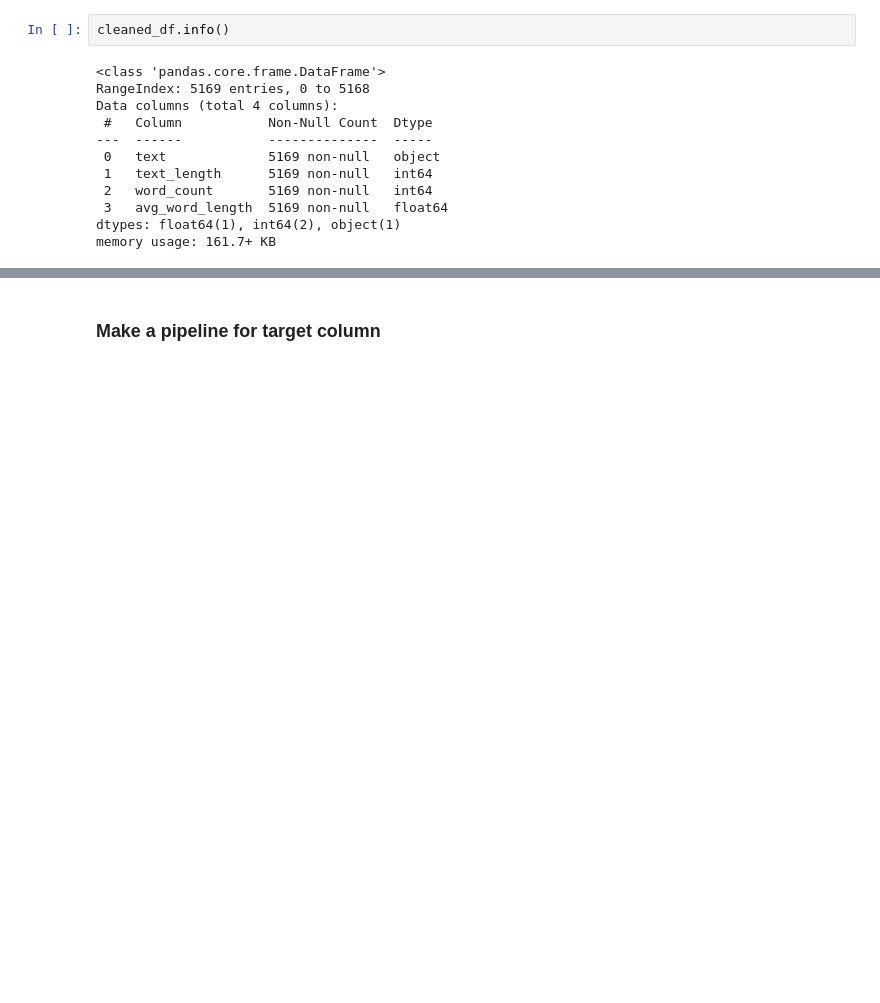
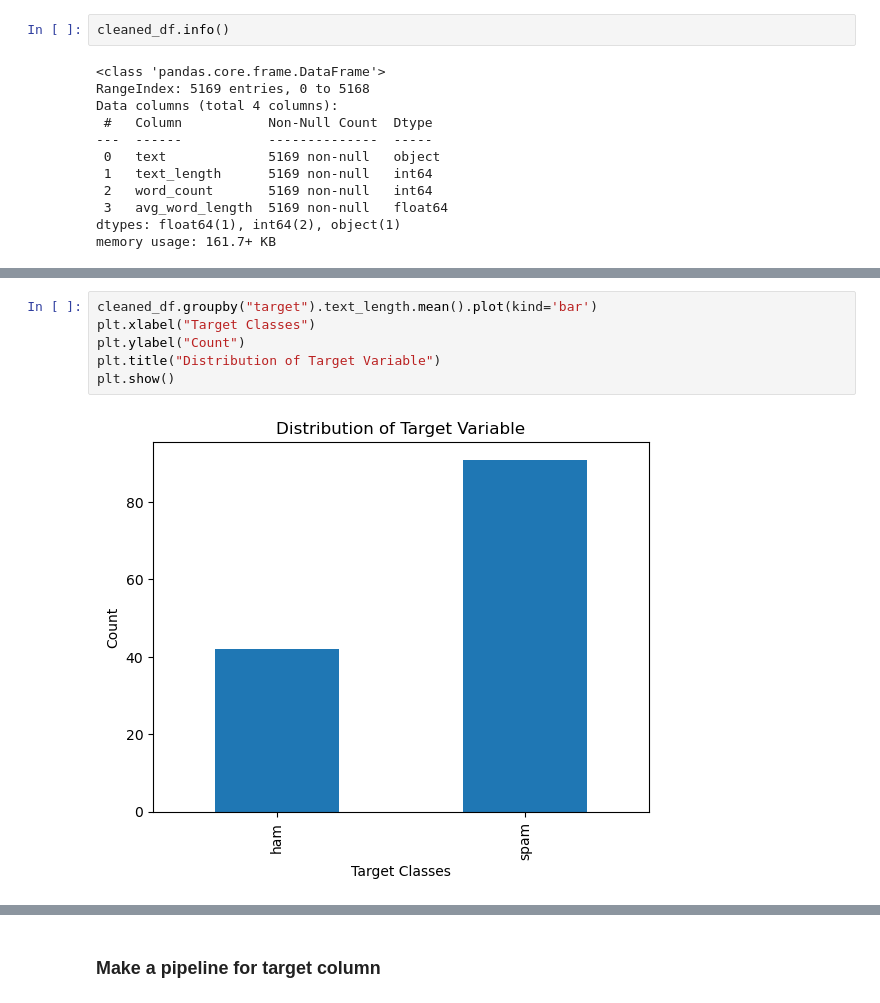
Before and after one commit to InsightfulSantosh/MLOPS-Complete-ML-Pipeline, a Jupyter notebook: experiment/mynotebook.ipynb, the cells around one changed output, grey strips where cells are left out. Saved outputs shown, nothing was run; the diff lists cells and outputs as text; blank space fills up the shorter version.

```diff
--- a/experiment/mynotebook.ipynb
+++ b/experiment/mynotebook.ipynb
@@ -203,0 +215,8 @@ cleaned_df
+# %%
+cleaned_df.groupby("target").text_length.mean().plot(kind='bar')
+plt.xlabel("Target Classes")
+plt.ylabel("Count")
+plt.title("Distribution of Target Variable")
+plt.show()
+# %% [output]
+[figure, added]
```
Also changed, not shown: parts of 5 cells of this notebook.
